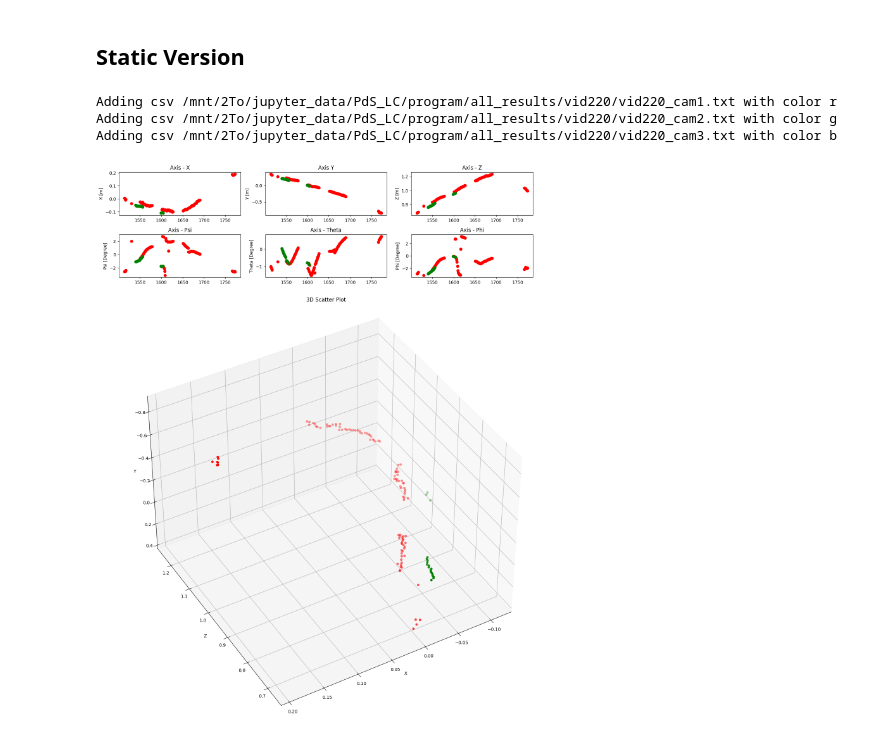
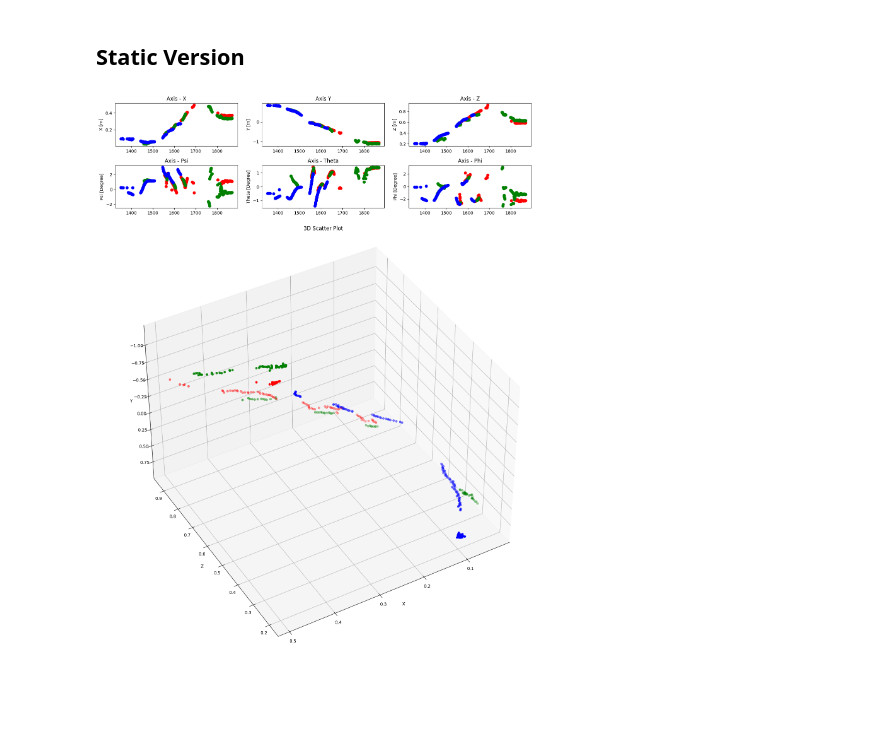
Before and after one commit to naelopode/Automated-Paper-Tracking, a Jupyter notebook: plot.ipynb, the cells around one changed output. Saved outputs shown, nothing was run; the diff lists cells and outputs as text; code cells hidden in the pictures; blank space fills up the shorter version.

```diff
--- a/plot.ipynb
+++ b/plot.ipynb
@@ -17,7 +17,7 @@ from ipywidgets import interact, IntSlider, IntText, HBox, VBox, Button, Output
 import numpy as np
 import plotly.io as pio
 
-output_dir = '/mnt/2To/jupyter_data/PdS_LC/program/all_results/vid220' #Where the files are
+output_dir = '/mnt/2To/jupyter_data/PdS_LC/program/all_results/vid246' #Where the files are
 
 files = sorted(glob.glob(os.path.join(output_dir, '*.txt')))
 missing = []
@@ -187,7 +187,7 @@ import matplotlib.pyplot as plt
 from mpl_toolkits.mplot3d import Axes3D
 import numpy as np
 
-output_dir = '/mnt/2To/jupyter_data/PdS_LC/program/all_results/vid220' #Path of the .txt file generated by main.py
+output_dir = '/mnt/2To/jupyter_data/PdS_LC/program/all_results/vid246' #Path of the .txt file generated by main.py
 files = sorted(glob.glob(os.path.join(output_dir, '*.txt')))
 missing = []
 DEFAULT_OFFSETS = [0, 93, 165]
@@ -212,7 +212,7 @@ def update_plots(offset1=0, offset2=0, offset3=0):
 
     df_all = pd.concat([df1, df2, df3], ignore_index=True)
 
-    df_all = df_all[(df_all['adjusted_index']> 1500) & (df_all['adjusted_index']< 1800)]
+    df_all = df_all[(df_all['adjusted_index']> 1350) & (df_all['adjusted_index']< 1870)]
     fig = plt.figure(figsize=(14, 18))
     gs = fig.add_gridspec(3, 3, height_ratios=[0.1, 0.1, 1])
 
@@ -252,34 +252,31 @@ def update_plots(offset1=0, offset2=0, offset3=0):
     ax5 = fig.add_subplot(gs[1, 1]) # Plot Theta
     for color in ['r', 'g', 'b']:
         subset = df_all[df_all['color'] == color]
         ax5.scatter(subset['adjusted_index'], subset['beta'], c=color, label=color)
     ax5.set_ylabel('Theta [Degree]')
     ax5.set_title('Axis - Theta')
 
     ax6 = fig.add_subplot(gs[1, 2]) # Plot Phi
     for color in ['r', 'g', 'b']:
         subset = df_all[df_all['color'] == color]
         ax6.scatter(subset['adjusted_index'], subset['gamma'], c=color, label=color)
     ax6.set_ylabel('Phi [Degree]')
     ax6.set_title('Axis - Phi')
 
     ax7 = fig.add_subplot(gs[2, :], projection='3d')    # Plot 3D scatter
     for color in ['r', 'g', 'b']:
         subset = df_all[df_all['color'] == color]
         ax7.scatter(subset['x'], subset['z'], subset['y'], c=color, label=color)
     ax7.set_xlabel('X')
     ax7.set_ylabel('Z')
     ax7.set_zlabel('Y')
     ax7.set_title('3D Scatter Plot')
     ax7.view_init(-140, 120)
 
     plt.tight_layout()
     plt.show()
 
 # Initial plot update with default offsets
 update_plots(offset1=DEFAULT_OFFSETS[0], offset2=DEFAULT_OFFSETS[1], offset3=DEFAULT_OFFSETS[2])
 # %% [output]
-Adding csv /mnt/2To/jupyter_data/PdS_LC/program/all_results/vid220/vid220_cam1.txt with color r
-Adding csv /mnt/2To/jupyter_data/PdS_LC/program/all_results/vid220/vid220_cam2.txt with color g
-Adding csv /mnt/2To/jupyter_data/PdS_LC/program/all_results/vid220/vid220_cam3.txt with color b
-[figure, old version]
+[figure, new version]
```
Also changed, not shown: 3 other files.
